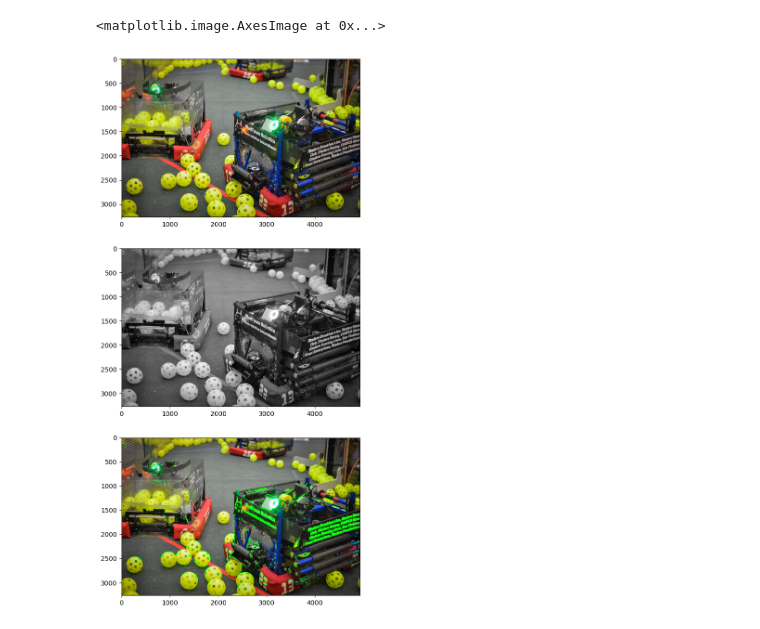
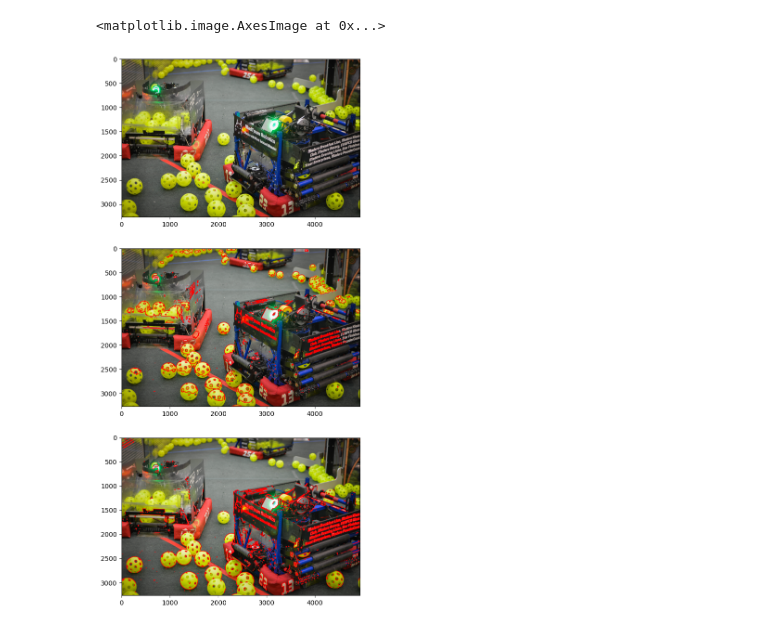
Before and after one commit to 97hackbrian/ArtificialVision, a Jupyter notebook: lab3/semegtation.ipynb, the cells around one changed output. Drawn from its saved outputs; the diff is of its cells as text; code cells hidden in the pictures.

```diff
--- a/lab3/semegtation.ipynb
+++ b/lab3/semegtation.ipynb
@@ -3,39 +3,40 @@ import numpy as np
 
 import cv2
 
 import matplotlib.pyplot as plt
 
 image = cv2.imread('ballsFRC.jpg')
 image = cv2.cvtColor(image, cv2.COLOR_BGR2RGB)
 
 imgray = cv2.cvtColor(image, cv2.COLOR_RGB2GRAY)
 
 imgray = cv2.GaussianBlur(imgray,(7,7),0)
 
-image_base = np.copy(imgray)
+image_base = np.copy(image)
 
 # Draw contours with binarised image
 
-ret, thresh = cv2.threshold(imgray, 255, 200, 0)
+ret, thresh = cv2.threshold(imgray, 180, 180, 0)
 
-contours, hierarchy = cv2.findContours(thresh, cv2.RETR_TREE, cv2.CHAIN_APPROX_SIMPLE)
-img_countours = cv2.drawContours(image_base, contours, -1, (0,255,0), 3)
+contours, hierarchy = cv2.findContours(thresh, cv2.RETR_LIST, cv2.CHAIN_APPROX_SIMPLE)
+img_countours = cv2.drawContours(image_base, contours, -1, (255,0,0), 10)
+
 # Draw contours with Canny Edge Detection
 
 image_base = np.copy(image)
 
-edged = cv2.Canny(imgray, 250, 255)
+edged = cv2.Canny(imgray, 180, 150)
 
-contours2, hierarchy = cv2.findContours(edged,cv2.RETR_TREE, cv2.CHAIN_APPROX_SIMPLE)
+contours2, hierarchy = cv2.findContours(edged,cv2.RETR_CCOMP, cv2.CHAIN_APPROX_NONE)
 
-img_countours2 = cv2.drawContours(image_base, contours2, -1, (0,255,0), 10)
+img_countours2 = cv2.drawContours(image_base, contours2, -1, (255,0,0), 10)
 f, axarr = plt.subplots(3,1,figsize=(15, 15))
 
-axarr[0].imshow(image, cmap='gray')
+axarr[0].imshow(image)
 
 axarr[1].imshow(img_countours, cmap='gray')
 
 axarr[2].imshow(img_countours2, cmap='gray')
 # %% [output]
 <matplotlib.image.AxesImage at 0x...>
-[figure, old version]
+[figure, new version]
```
Also changed, not shown: parts of 1 cell of this notebook, 3 other files.
